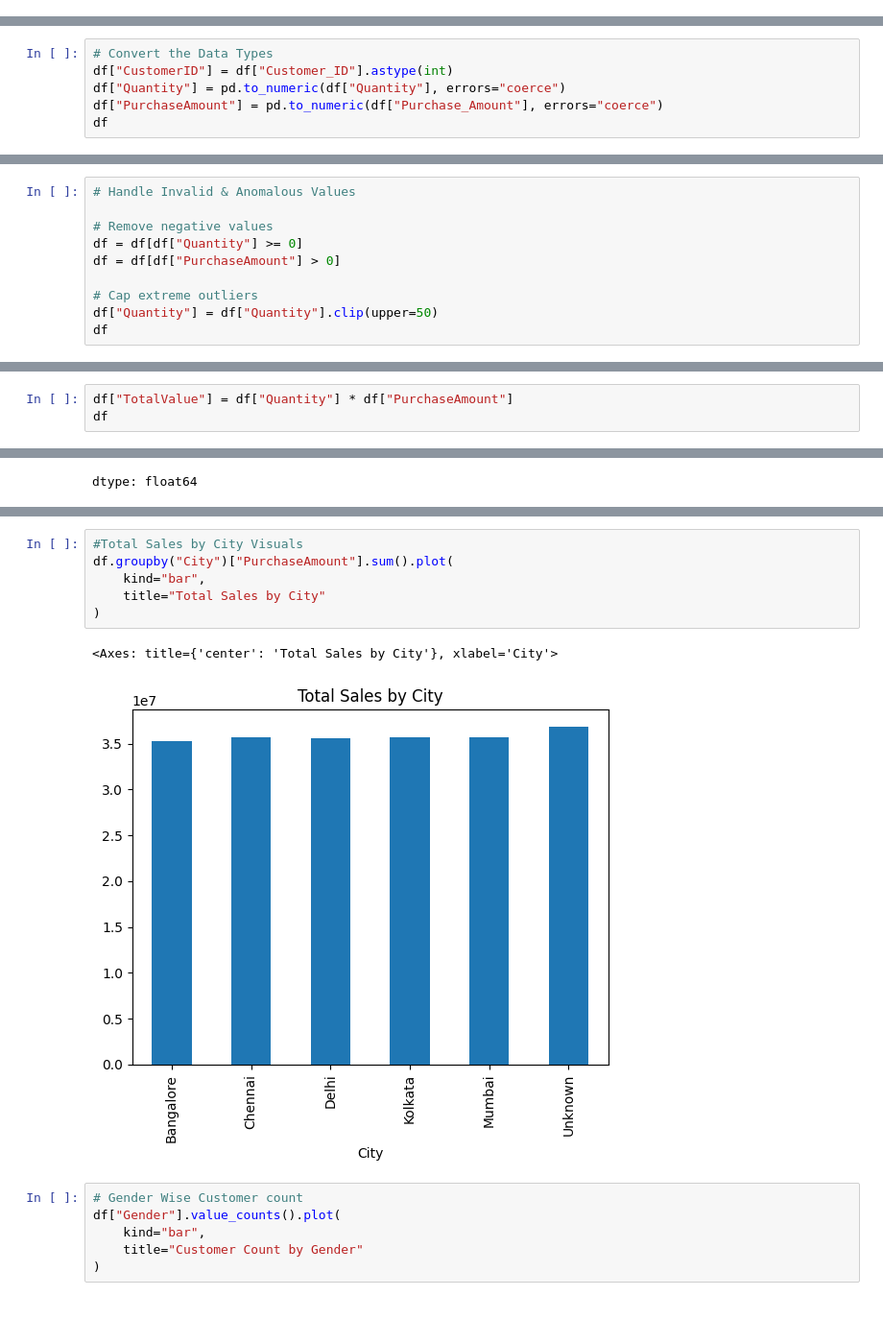
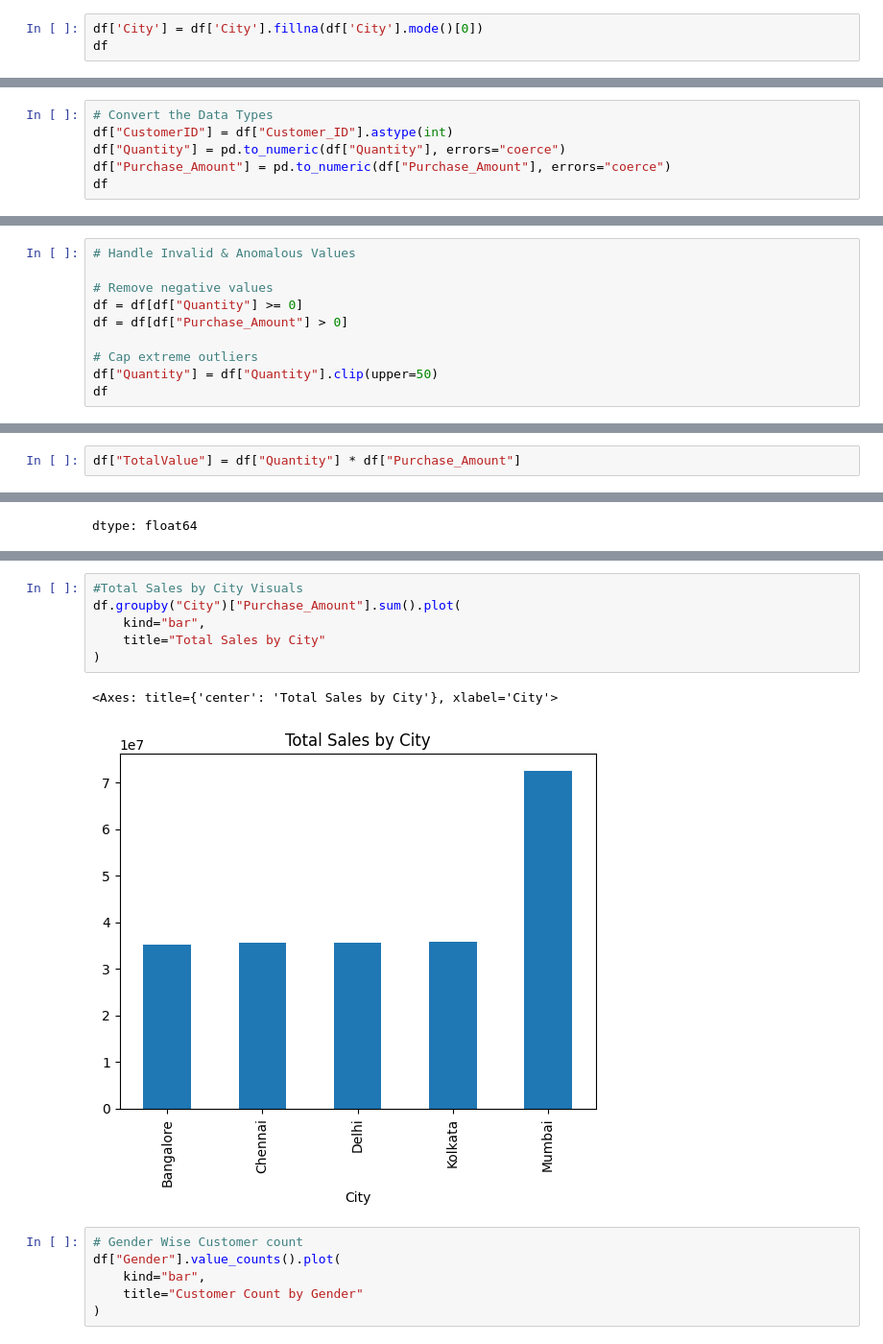
Before and after one commit to OmkarSK23/Data_Analysis_Projects., a Jupyter notebook: Data_Analysis.ipynb, the cells around one changed output, grey strips where cells are left out. Shown at 96% size. Saved outputs shown, nothing was run; the diff lists cells and outputs as text; blank space fills up the shorter version.

```diff
--- a/Data_Analysis.ipynb
+++ b/Data_Analysis.ipynb
@@ -83,0 +94,3 @@ For example, when doing 'df[col].method(value, inplace=True)', try using 'df.met
+# %%
+df['City'] = df['City'].fillna(df['City'].mode()[0])
+df
@@ -130,6 +171,6 @@ The Data Transformation includes the below following:
 # Convert the Data Types
 df["CustomerID"] = df["Customer_ID"].astype(int)
 df["Quantity"] = pd.to_numeric(df["Quantity"], errors="coerce")
-df["PurchaseAmount"] = pd.to_numeric(df["Purchase_Amount"], errors="coerce")
+df["Purchase_Amount"] = pd.to_numeric(df["Purchase_Amount"], errors="coerce")
 df
 # %% [output]
@@ -151,7 +207,7 @@ df
 
 # Remove negative values
 df = df[df["Quantity"] >= 0]
-df = df[df["PurchaseAmount"] > 0]
+df = df[df["Purchase_Amount"] > 0]
 
 # Cap extreme outliers
 df["Quantity"] = df["Quantity"].clip(upper=50)
@@ -173,5 +229,4 @@ df
 # %% [markdown]
 Feature Engineering (Transformation)
 # %%
-df["TotalValue"] = df["Quantity"] * df["PurchaseAmount"]
-df
+df["TotalValue"] = df["Quantity"] * df["Purchase_Amount"]
@@ -262,12 +298,12 @@ df.shape
 # %%
 #Total Sales by City Visuals
-df.groupby("City")["PurchaseAmount"].sum().plot(
+df.groupby("City")["Purchase_Amount"].sum().plot(
     kind="bar",
     title="Total Sales by City"
 )
 # %% [output]
 <Axes: title={'center': 'Total Sales by City'}, xlabel='City'>
-[figure, old version]
+[figure, new version]
 # %%
 # Gender Wise Customer count
 df["Gender"].value_counts().plot(
```
Also changed, not shown: parts of 18 cells of this notebook.
